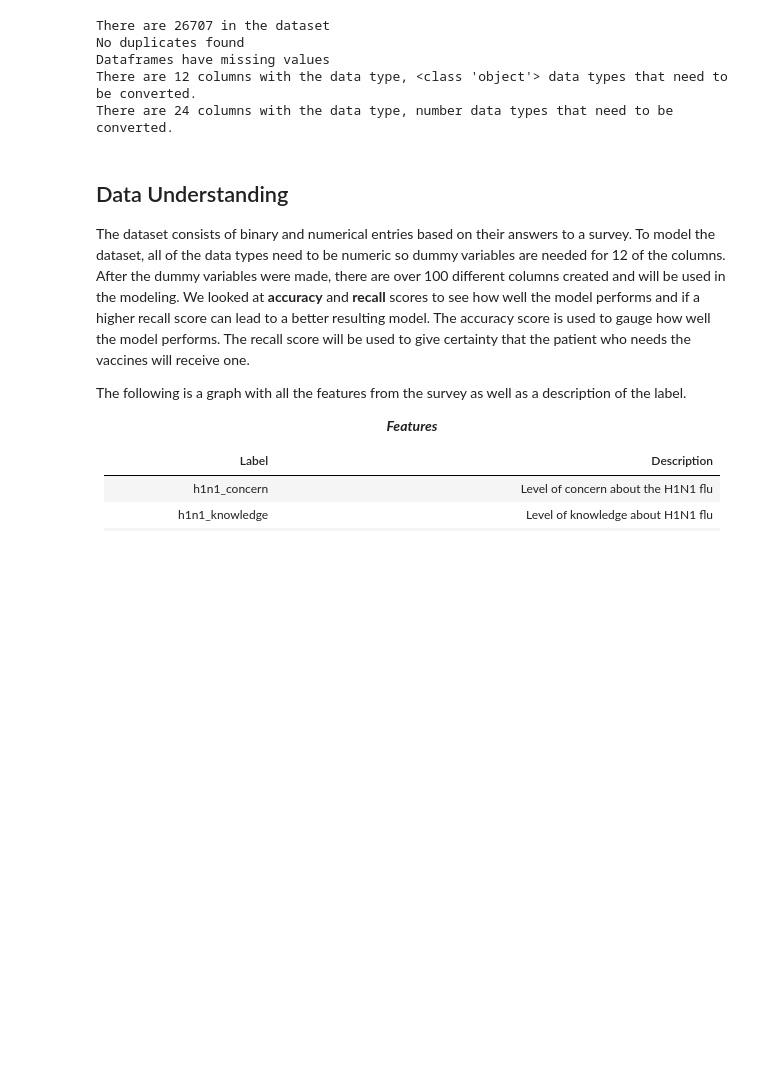
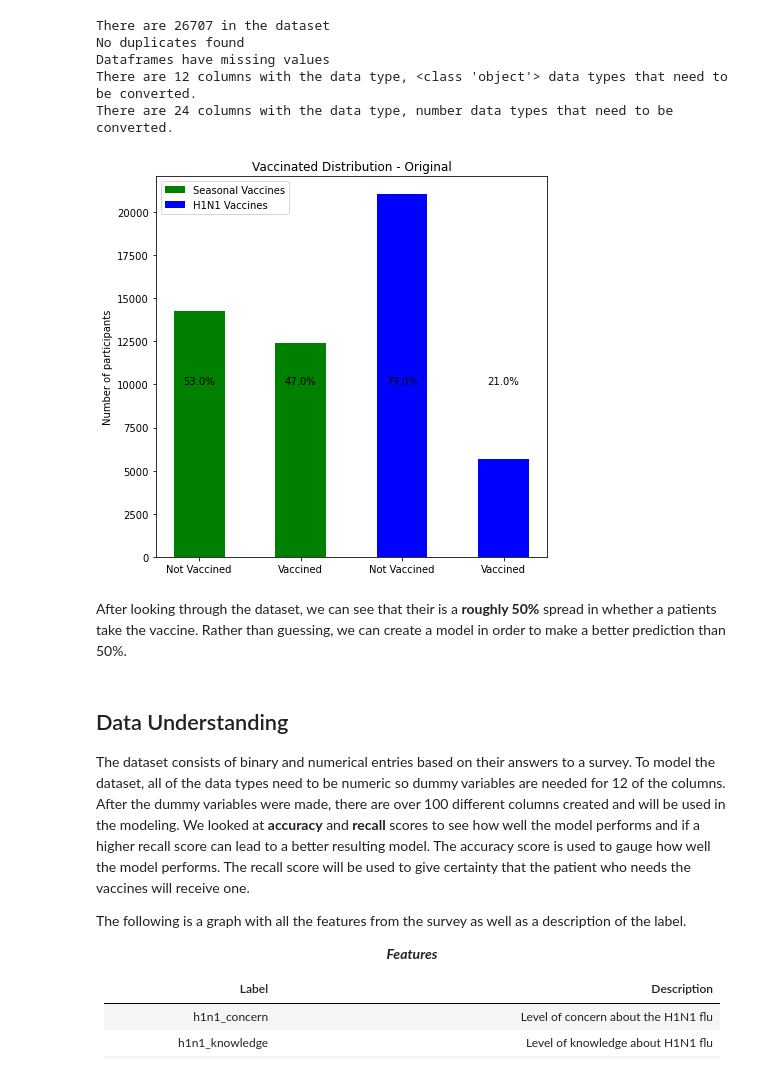
Before and after one commit to Tommyphung1/Predicting-Patient-Vaccine-Status, a Jupyter notebook: main_notebook.ipynb, the cells around one changed output. Drawn from its saved outputs; the diff is of its cells as text; code cells hidden in the pictures; blank space fills up the shorter version.

```diff
--- a/main_notebook.ipynb
+++ b/main_notebook.ipynb
@@ -82,6 +84,26 @@ No duplicates found
 Dataframes have missing values
 There are 12 columns with the data type, <class 'object'> data types that need to be converted.
 There are 24 columns with the data type, number data types that need to be converted.
+# %%
+def add_labels(x, y):
+    for index in x:
+        plt.text(index, 10000, y[index], ha = 'center')
+
+values = list(labels['seasonal_vaccine'].value_counts().values) + list(labels['h1n1_vaccine'].value_counts().values)
+fig, ax = plt.subplots(figsize= (7, 7))
+plt.xticks(np.arange(4), ['Not Vaccined', 'Vaccined', 'Not Vaccined', 'Vaccined'])
+plt.bar([0,1], height= list(labels['seasonal_vaccine'].value_counts().values) , width= .5, color = 'green', label = 'Seasonal Vaccines');
+plt.bar([2,3], height= list(labels['h1n1_vaccine'].value_counts().values) , width= .5, color = 'blue', label = 'H1N1 Vaccines');
+ax.set_title('Vaccinated Distribution - Original');
+ax.set_ylabel('Number of participants')
+ax.legend();
+value_list = ['{}%'.format(round(item, 2)*100) for item in (list(labels['seasonal_vaccine'].value_counts(normalize= True).values) + list(labels['h1n1_vaccine'].value_counts(normalize= True).values))]
+
+add_labels(np.arange(4), value_list)
+# %% [output]
+[figure, added]
+# %% [markdown]
+After looking through the dataset, we can see that their is a **roughly 50%** spread in whether a patients take the vaccine. Rather than guessing, we can create a model in order to make a better prediction than 50%.
 # %% [markdown]
 ## Data Understanding
 The dataset consists of binary and numerical entries based on their answers to a survey. To model the dataset, all of the data types need to be numeric so dummy variables are needed for 12 of the columns. After the dummy variables were made, there are over 100 different columns created and will be used in the modeling. We looked at **accuracy** and **recall** scores to see how well the model performs and if a higher recall score can lead to a better resulting model. The accuracy score is used to gauge how well the model performs. The recall score will be used to give certainty that the patient who needs the vaccines will receive one.
```
Also changed, not shown: parts of 19 cells of this notebook, 5 other files.
